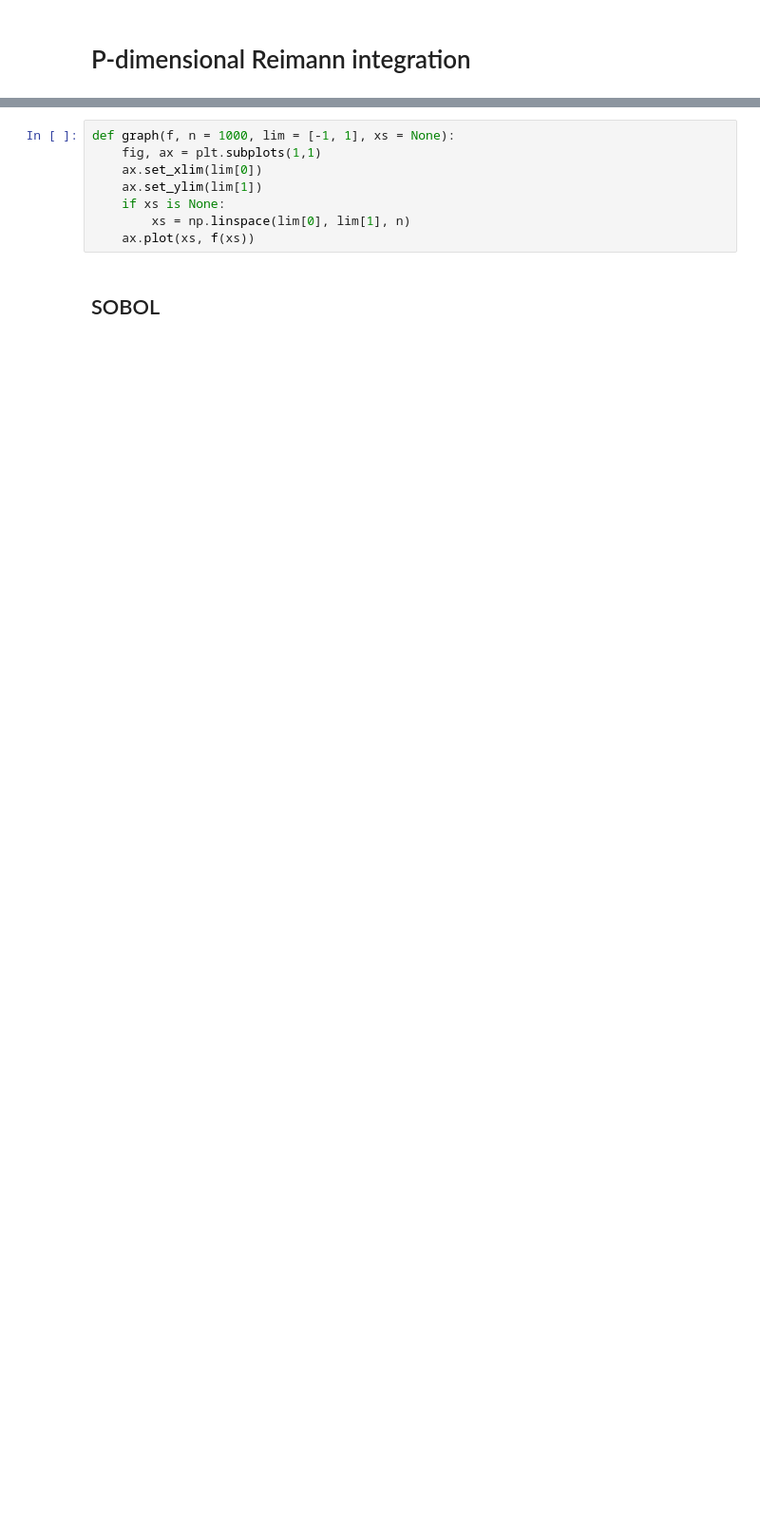
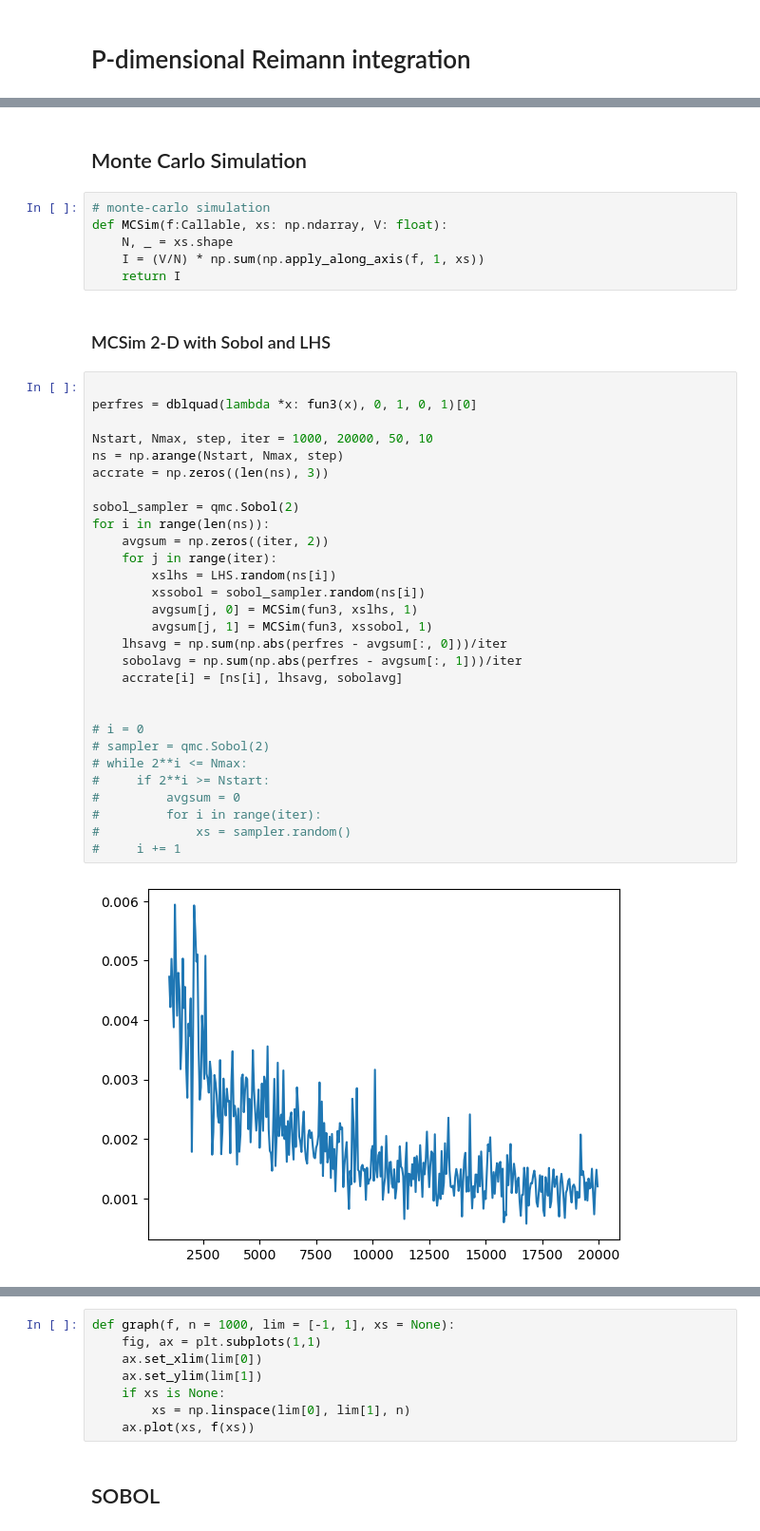
Before and after one commit to alecrespi/latinexpansion, a Jupyter notebook: EXPERIMENTS.ipynb, the cells around one changed output, grey strips where cells are left out. Shown at 95% size. Saved outputs shown, nothing was run; the diff lists cells and outputs as text; blank space fills up the shorter version.

```diff
--- a/EXPERIMENTS.ipynb
+++ b/EXPERIMENTS.ipynb
@@ -121,0 +169,41 @@ list
+# %% [markdown]
+## Monte Carlo Simulation
+# %%
+# monte-carlo simulation
+def MCSim(f:Callable, xs: np.ndarray, V: float):
+    N, _ = xs.shape
+    I = (V/N) * np.sum(np.apply_along_axis(f, 1, xs))
+    return I
+# %% [markdown]
+### MCSim 2-D with Sobol and LHS
+# %%
+
+perfres = dblquad(lambda *x: fun3(x), 0, 1, 0, 1)[0]
+
+Nstart, Nmax, step, iter = 1000, 20000, 50, 10
+ns = np.arange(Nstart, Nmax, step)
+accrate = np.zeros((len(ns), 3))
+
+sobol_sampler = qmc.Sobol(2)
+for i in range(len(ns)):
+    avgsum = np.zeros((iter, 2))
+    for j in range(iter):
+        xslhs = LHS.random(ns[i])
+        xssobol = sobol_sampler.random(ns[i])
+        avgsum[j, 0] = MCSim(fun3, xslhs, 1)
+        avgsum[j, 1] = MCSim(fun3, xssobol, 1)
+    lhsavg = np.sum(np.abs(perfres - avgsum[:, 0]))/iter
+    sobolavg = np.sum(np.abs(perfres - avgsum[:, 1]))/iter
+    accrate[i] = [ns[i], lhsavg, sobolavg]
+
+
+# i = 0
+# sampler = qmc.Sobol(2)
+# while 2**i <= Nmax:
+#     if 2**i >= Nstart:
+#         avgsum = 0
+#         for i in range(iter):
+#             xs = sampler.random()
+#     i += 1
+# %% [output]
+[figure, added]
```
Also changed, not shown: parts of 18 cells of this notebook, 2 other files.
